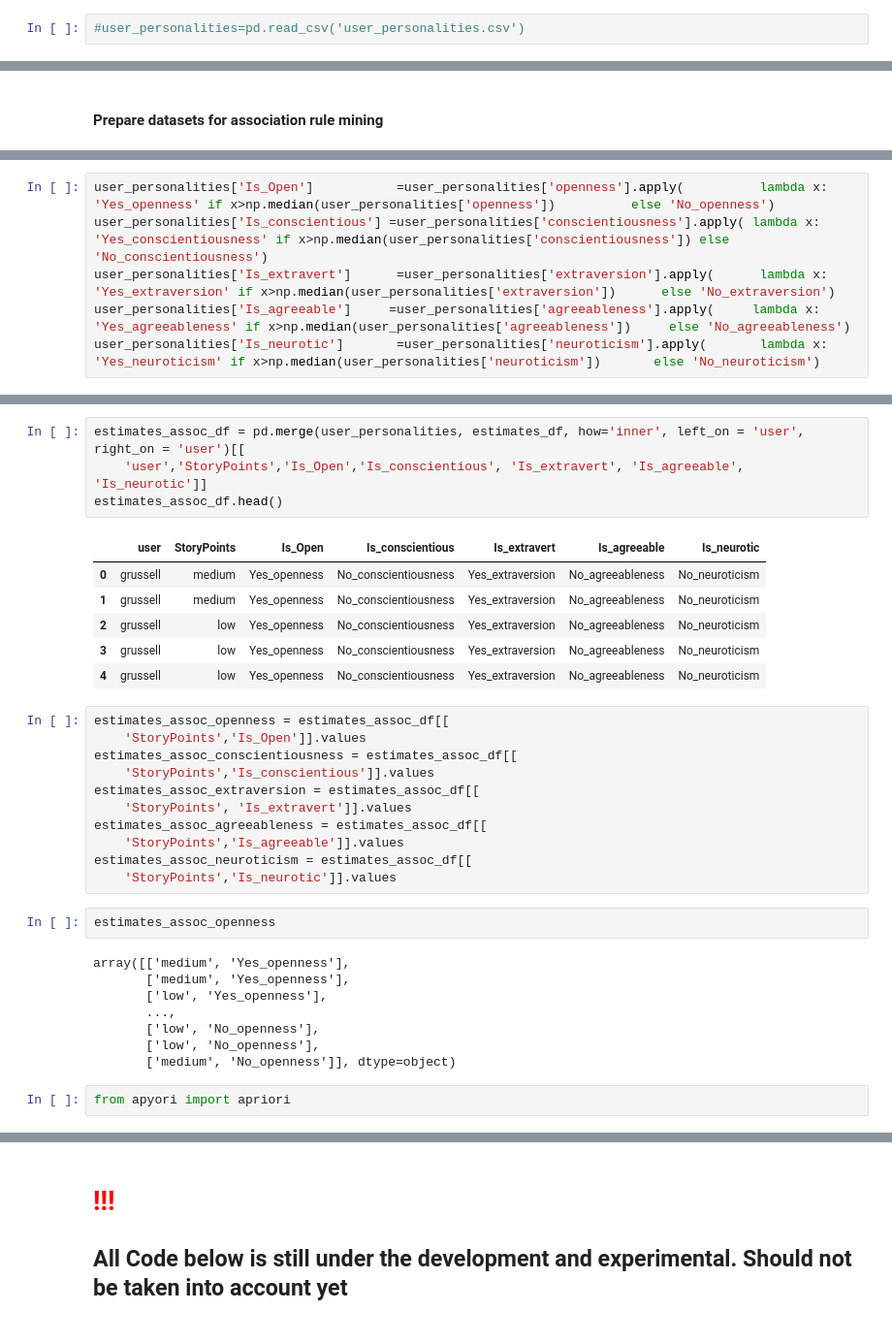
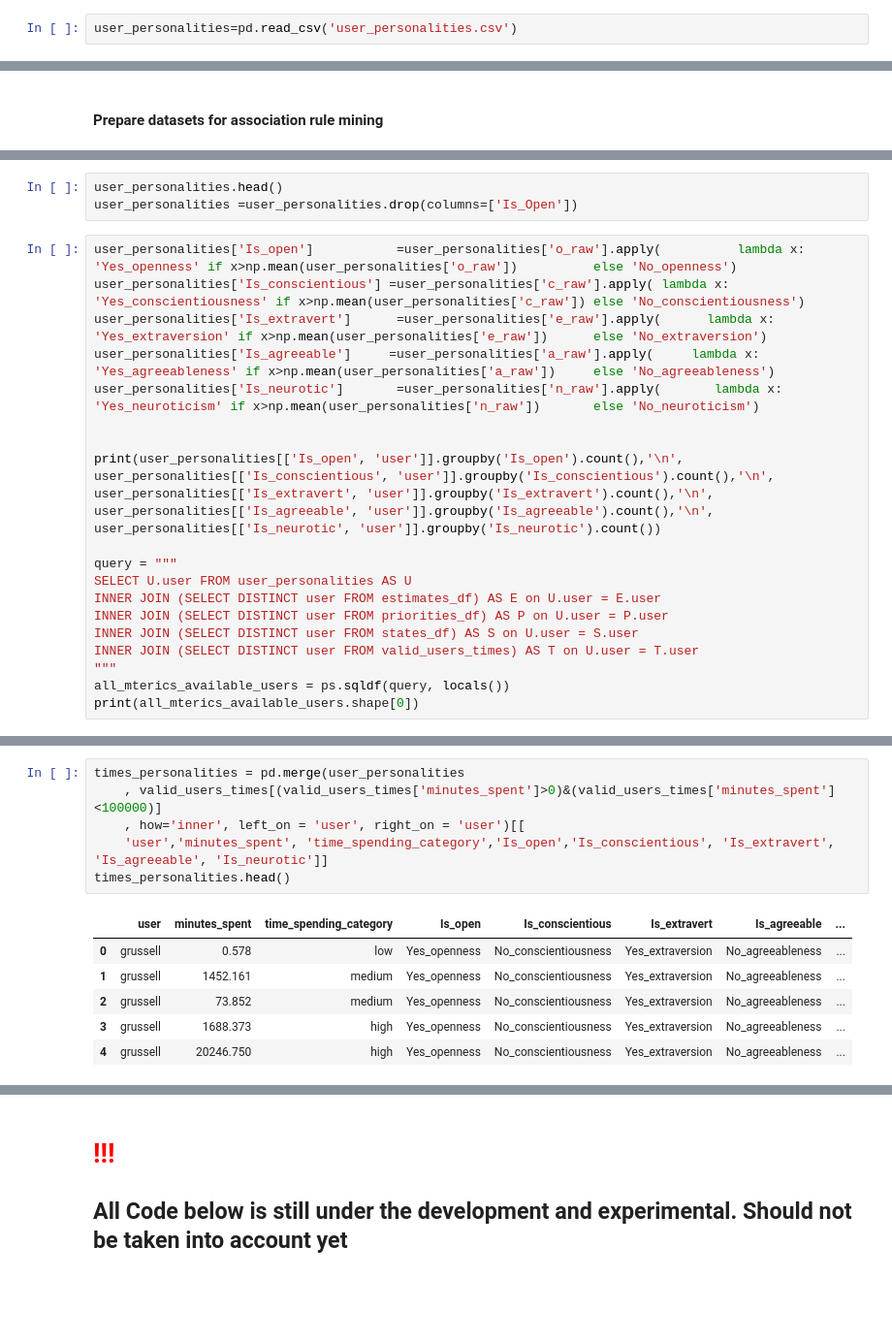
Before and after one commit to gogoladzetedo/Personalities_In_Agile, a Jupyter notebook: Analysis.ipynb, the cells around one changed output, grey strips where cells are left out. Shown at 97% size. Saved outputs shown, nothing was run; the diff lists cells and outputs as text; blank space fills up the shorter version.

```diff
--- a/Analysis.ipynb
+++ b/Analysis.ipynb
@@ -745,7 +745,7 @@ for i in range(0, valid_user_texts_unique.shape[0]):
 # %% [markdown]
 <hr/><font color="red" size="4">**!!!** read about the raw scores here: </font> <pre>https://cloud.ibm.com/docs/services/personality-insights?topic=personality-insights-numeric#rawScores-numeric </pre><hr/>
 # %%
-#user_personalities=pd.read_csv('user_personalities.csv')
+user_personalities=pd.read_csv('user_personalities.csv')
 # %%
 pd.set_option('display.float_format', lambda x: '%.3f' % x)
 user_personalities.to_csv('user_personalities.csv')
@@ -1310,6 +1327,26 @@ user_personalities.head()
+# %%
+user_personalities.head()
+user_personalities =user_personalities.drop(columns=['Is_Open'])
 # %%
-user_personalities['Is_Open']           =user_personalities['openness'].apply(          lambda x: 'Yes_openness' if x>np.median(user_personalities['openness'])          else 'No_openness')
-user_personalities['Is_conscientious'] =user_personalities['conscientiousness'].apply( lambda x: 'Yes_conscientiousness' if x>np.median(user_personalities['conscientiousness']) else 'No_conscientiousness')
-user_personalities['Is_extravert']      =user_personalities['extraversion'].apply(      lambda x: 'Yes_extraversion' if x>np.median(user_personalities['extraversion'])      else 'No_extraversion')
-user_personalities['Is_agreeable']     =user_personalities['agreeableness'].apply(     lambda x: 'Yes_agreeableness' if x>np.median(user_personalities['agreeableness'])     else 'No_agreeableness')
-user_personalities['Is_neurotic']       =user_personalities['neuroticism'].apply(       lambda x: 'Yes_neuroticism' if x>np.median(user_personalities['neuroticism'])       else 'No_neuroticism')
+user_personalities['Is_open']           =user_personalities['o_raw'].apply(          lambda x: 'Yes_openness' if x>np.mean(user_personalities['o_raw'])          else 'No_openness')
+user_personalities['Is_conscientious'] =user_personalities['c_raw'].apply( lambda x: 'Yes_conscientiousness' if x>np.mean(user_personalities['c_raw']) else 'No_conscientiousness')
+user_personalities['Is_extravert']      =user_personalities['e_raw'].apply(      lambda x: 'Yes_extraversion' if x>np.mean(user_personalities['e_raw'])      else 'No_extraversion')
+user_personalities['Is_agreeable']     =user_personalities['a_raw'].apply(     lambda x: 'Yes_agreeableness' if x>np.mean(user_personalities['a_raw'])     else 'No_agreeableness')
+user_personalities['Is_neurotic']       =user_personalities['n_raw'].apply(       lambda x: 'Yes_neuroticism' if x>np.mean(user_personalities['n_raw'])       else 'No_neuroticism')
+
+
+print(user_personalities[['Is_open', 'user']].groupby('Is_open').count(),'\n',
+user_personalities[['Is_conscientious', 'user']].groupby('Is_conscientious').count(),'\n',
+user_personalities[['Is_extravert', 'user']].groupby('Is_extravert').count(),'\n',
+user_personalities[['Is_agreeable', 'user']].groupby('Is_agreeable').count(),'\n',
+user_personalities[['Is_neurotic', 'user']].groupby('Is_neurotic').count())
+
+query = """
+SELECT U.user FROM user_personalities AS U
+INNER JOIN (SELECT DISTINCT user FROM estimates_df) AS E on U.user = E.user
+INNER JOIN (SELECT DISTINCT user FROM priorities_df) AS P on U.user = P.user
+INNER JOIN (SELECT DISTINCT user FROM states_df) AS S on U.user = S.user
+INNER JOIN (SELECT DISTINCT user FROM valid_users_times) AS T on U.user = T.user
+"""
+all_mterics_available_users = ps.sqldf(query, locals())
+print(all_mterics_available_users.shape[0])
@@ -1316,34 +1439,13 @@ user_personalities['Is_neurotic']       =user_personalities['neuroticism'].apply
 # %%
-estimates_assoc_df = pd.merge(user_personalities, estimates_df, how='inner', left_on = 'user', right_on = 'user')[[
-    'user','StoryPoints','Is_Open','Is_conscientious', 'Is_extravert', 'Is_agreeable', 'Is_neurotic']]
-estimates_assoc_df.head()
+times_personalities = pd.merge(user_personalities
+    , valid_users_times[(valid_users_times['minutes_spent']>0)&(valid_users_times['minutes_spent']<100000)]
+    , how='inner', left_on = 'user', right_on = 'user')[[
+    'user','minutes_spent', 'time_spending_category','Is_open','Is_conscientious', 'Is_extravert', 'Is_agreeable', 'Is_neurotic']]
+times_personalities.head()
 # %% [output]
-|  | user | StoryPoints | Is_Open | Is_conscientious | Is_extravert | Is_agreeable | Is_neurotic |
-| 0 | grussell | medium | Yes_openness | No_conscientiousness | Yes_extraversion | No_agreeableness | No_neuroticism |
-| 1 | grussell | medium | Yes_openness | No_conscientiousness | Yes_extraversion | No_agreeableness | No_neuroticism |
-| 2 | grussell | low | Yes_openness | No_conscientiousness | Yes_extraversion | No_agreeableness | No_neuroticism |
-| 3 | grussell | low | Yes_openness | No_conscientiousness | Yes_extraversion | No_agreeableness | No_neuroticism |
-| 4 | grussell | low | Yes_openness | No_conscientiousness | Yes_extraversion | No_agreeableness | No_neuroticism |
+|  | user | minutes_spent | time_spending_category | Is_open | Is_conscientious | Is_extravert | Is_agreeable | ... |
+| 0 | grussell | 0.578 | low | Yes_openness | No_conscientiousness | Yes_extraversion | No_agreeableness | ... |
+| 1 | grussell | 1452.161 | medium | Yes_openness | No_conscientiousness | Yes_extraversion | No_agreeableness | ... |
+| 2 | grussell | 73.852 | medium | Yes_openness | No_conscientiousness | Yes_extraversion | No_agreeableness | ... |
+| 3 | grussell | 1688.373 | high | Yes_openness | No_conscientiousness | Yes_extraversion | No_agreeableness | ... |
+| 4 | grussell | 20246.750 | high | Yes_openness | No_conscientiousness | Yes_extraversion | No_agreeableness | ... |
-# %%
-estimates_assoc_openness = estimates_assoc_df[[
-    'StoryPoints','Is_Open']].values
-estimates_assoc_conscientiousness = estimates_assoc_df[[
-    'StoryPoints','Is_conscientious']].values
-estimates_assoc_extraversion = estimates_assoc_df[[
-    'StoryPoints', 'Is_extravert']].values
-estimates_assoc_agreeableness = estimates_assoc_df[[
-    'StoryPoints','Is_agreeable']].values
-estimates_assoc_neuroticism = estimates_assoc_df[[
-    'StoryPoints','Is_neurotic']].values
-# %%
-estimates_assoc_openness
-# %% [output]
-array([['medium', 'Yes_openness'],
-       ['medium', 'Yes_openness'],
-       ['low', 'Yes_openness'],
-       ...,
-       ['low', 'No_openness'],
-       ['low', 'No_openness'],
-       ['medium', 'No_openness']], dtype=object)
-# %%
-from apyori import apriori
```
Also changed, not shown: parts of 26 cells of this notebook.
